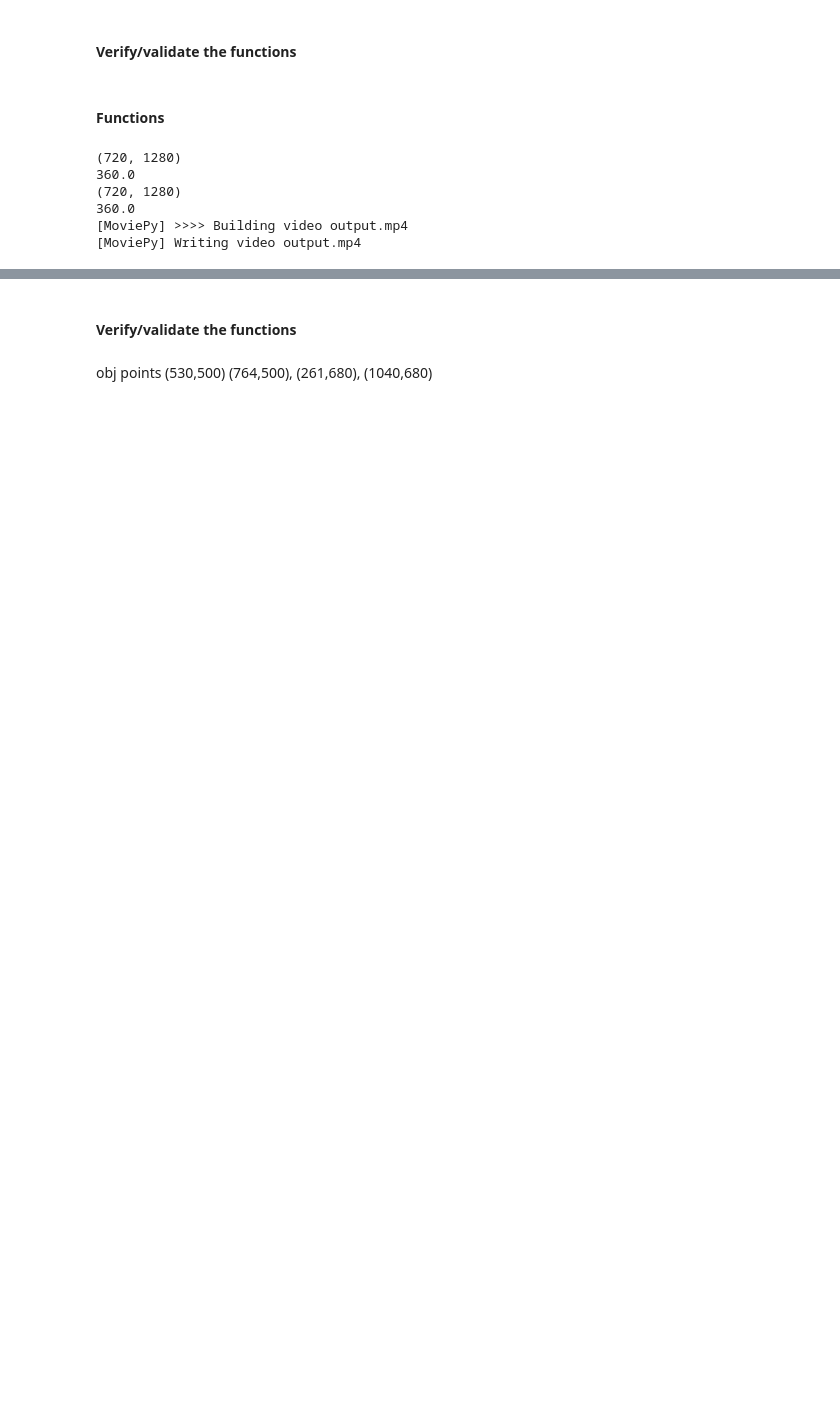
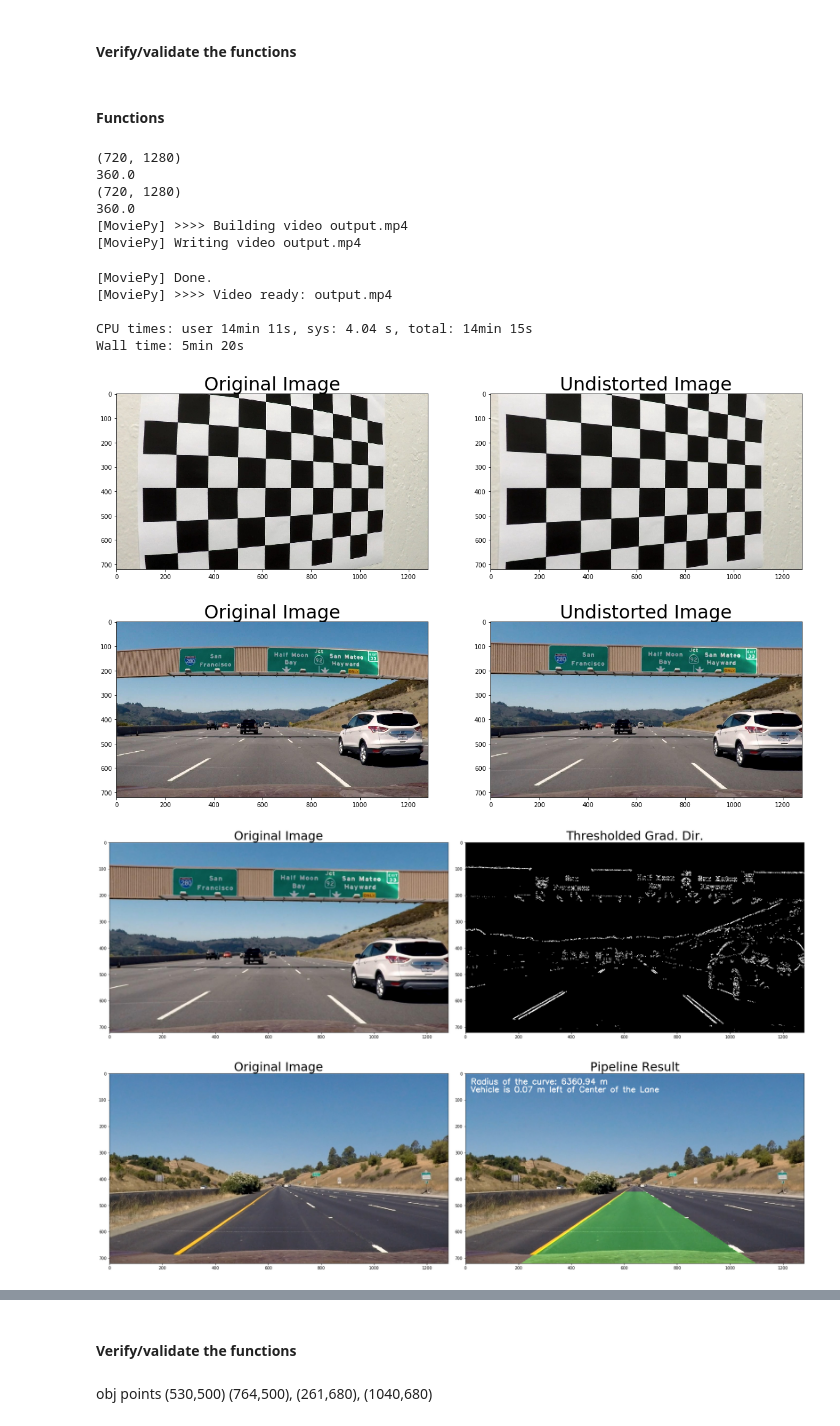
Before and after one commit to rnaidu02/CarND-Advanced-Lane-Lines, a Jupyter notebook: Advanced-Lane-Detection.ipynb, the cells around one changed output, grey strips where cells are left out. Saved outputs shown, nothing was run; the diff lists cells and outputs as text; code cells hidden in the pictures; blank space fills up the shorter version.

Commit message:
Added output video

```diff
--- a/Advanced-Lane-Detection.ipynb
+++ b/Advanced-Lane-Detection.ipynb
@@ -681,31 +681,40 @@ plt.subplots_adjust(left=0., right=1, top=0.9, bottom=0.)
 
 '''
 # locate lines test
 ret_data = locate_lines(top_down)
 # Visualization
 visualize_lanes(img, ret_data, True)
 
 
 # For another image
 top_down, perspective_M, unwraped, M_inv = corners_unwarp(dst, nx, ny, mtx, dist)
 ret_data = locate_lines(top_down)
 # Visualization
 visualize_lanes(dst, ret_data, True)
 #lft_rad, right_rad = return_curve_radius_in_mts(ret_data)
 #print lft_rad, right_rad
 #ax2.plot(left_fitx, ploty, color='yellow')
 #ax2.plot(right_fitx, ploty, color='yellow')
 #ax2.xlim(0, 1280)
 #ax2.ylim(720, 0)
 '''
 # Test for Lane detection within a video
 already_detected = False
-process_video('project_video.mp4', 'output.mp4')
+process_video('project_video.mp4', 'output_images/output.mp4')
 #process_video('challenge_video.mp4', 'output_c.mp4')
 # %% [output]
 (720, 1280)
 360.0
 (720, 1280)
 360.0
 [MoviePy] >>>> Building video output.mp4
 [MoviePy] Writing video output.mp4
+[MoviePy] Done.
+[MoviePy] >>>> Video ready: output.mp4
+
+CPU times: user 14min 11s, sys: 4.04 s, total: 14min 15s
+Wall time: 5min 20s
+[figure, added]
+[figure, added]
+[figure, added]
+[figure, added]
```
Also changed, not shown: parts of 1 cell of this notebook, 1 other file.
